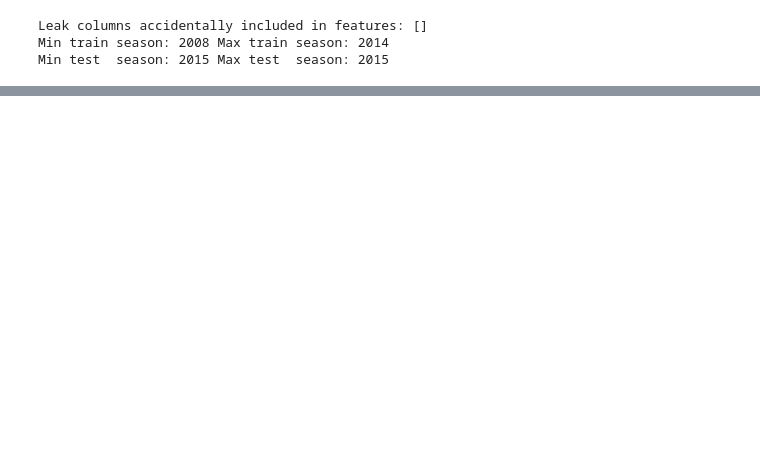
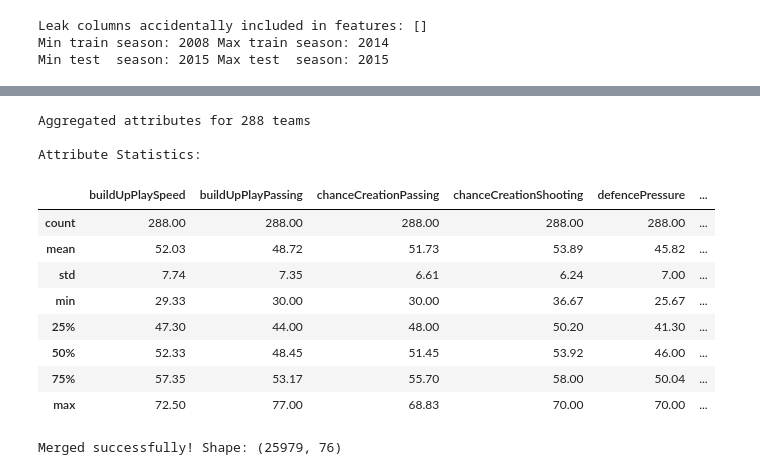
Before and after one commit to VoTrongAnh/football_prediction, a Jupyter notebook: football_prediction.ipynb, the cells around one changed output, grey strips where cells are left out. Saved outputs shown, nothing was run; the diff lists cells and outputs as text; code cells hidden in the pictures; blank space fills up the shorter version.

Commit message:
update feature engineering

```diff
--- a/football_prediction.ipynb
+++ b/football_prediction.ipynb
@@ -684,0 +695,13 @@ Min test  season: 2015 Max test  season: 2015
+# %%
+print("FEATURE ENGINEERING")
+
+# Analyze team attributes
+print("\nTeam Attributes Overview:")
+print(f"   • Total records: {len(team_attributes):,}")
+print(f"   • Unique teams: {team_attributes['team_api_id'].nunique()}")
+
+print("\nAvailable Attributes:")
+attribute_cols = ['buildUpPlaySpeed', 'buildUpPlayPassing', 'chanceCreationPassing',
+                 'chanceCreationShooting', 'defencePressure', 'defenceAggression']
+for col in attribute_cols:
+    print(f"   • {col}")
@@ -684,0 +722,51 @@ Min test  season: 2015 Max test  season: 2015
+# %%
+# Aggregate team attributes (average across all seasons)
+team_attr_avg = team_attributes.groupby('team_api_id').agg({
+    'buildUpPlaySpeed': 'mean',
+    'buildUpPlayPassing': 'mean',
+    'chanceCreationPassing': 'mean',
+    'chanceCreationShooting': 'mean',
+    'defencePressure': 'mean',
+    'defenceAggression': 'mean'
+}).reset_index()
+
+print(f"\nAggregated attributes for {len(team_attr_avg)} teams")
+print("\nAttribute Statistics:")
+team_attr_avg[attribute_cols].describe().round(2)
+# %% [output]
+Aggregated attributes for 288 teams
+
+Attribute Statistics:
+|  | buildUpPlaySpeed | buildUpPlayPassing | chanceCreationPassing | chanceCreationShooting | defencePressure | ... |
+| count | 288.00 | 288.00 | 288.00 | 288.00 | 288.00 | ... |
+| mean | 52.03 | 48.72 | 51.73 | 53.89 | 45.82 | ... |
+| std | 7.74 | 7.35 | 6.61 | 6.24 | 7.00 | ... |
+| min | 29.33 | 30.00 | 30.00 | 36.67 | 25.67 | ... |
+| 25% | 47.30 | 44.00 | 48.00 | 50.20 | 41.30 | ... |
+| 50% | 52.33 | 48.45 | 51.45 | 53.92 | 46.00 | ... |
+| 75% | 57.35 | 53.17 | 55.70 | 58.00 | 50.04 | ... |
+| max | 72.50 | 77.00 | 68.83 | 70.00 | 70.00 | ... |
+# %%
+# Merge team attributes with matches
+
+# Merge home team attributes
+matches_features = df_final.merge(
+    team_attr_avg,
+    left_on='home_team_api_id',
+    right_on='team_api_id',
+    how='left',
+    suffixes=('', '_home')
+)
+
+# Merge away team attributes
+matches_features = matches_features.merge(
+    team_attr_avg,
+    left_on='away_team_api_id',
+    right_on='team_api_id',
+    how='left',
+    suffixes=('_home', '_away')
+)
+
+print(f"Merged successfully! Shape: {matches_features.shape}")
+# %% [output]
+Merged successfully! Shape: (25979, 76)
```
Also changed, not shown: parts of 11 cells of this notebook, 1 other file.
